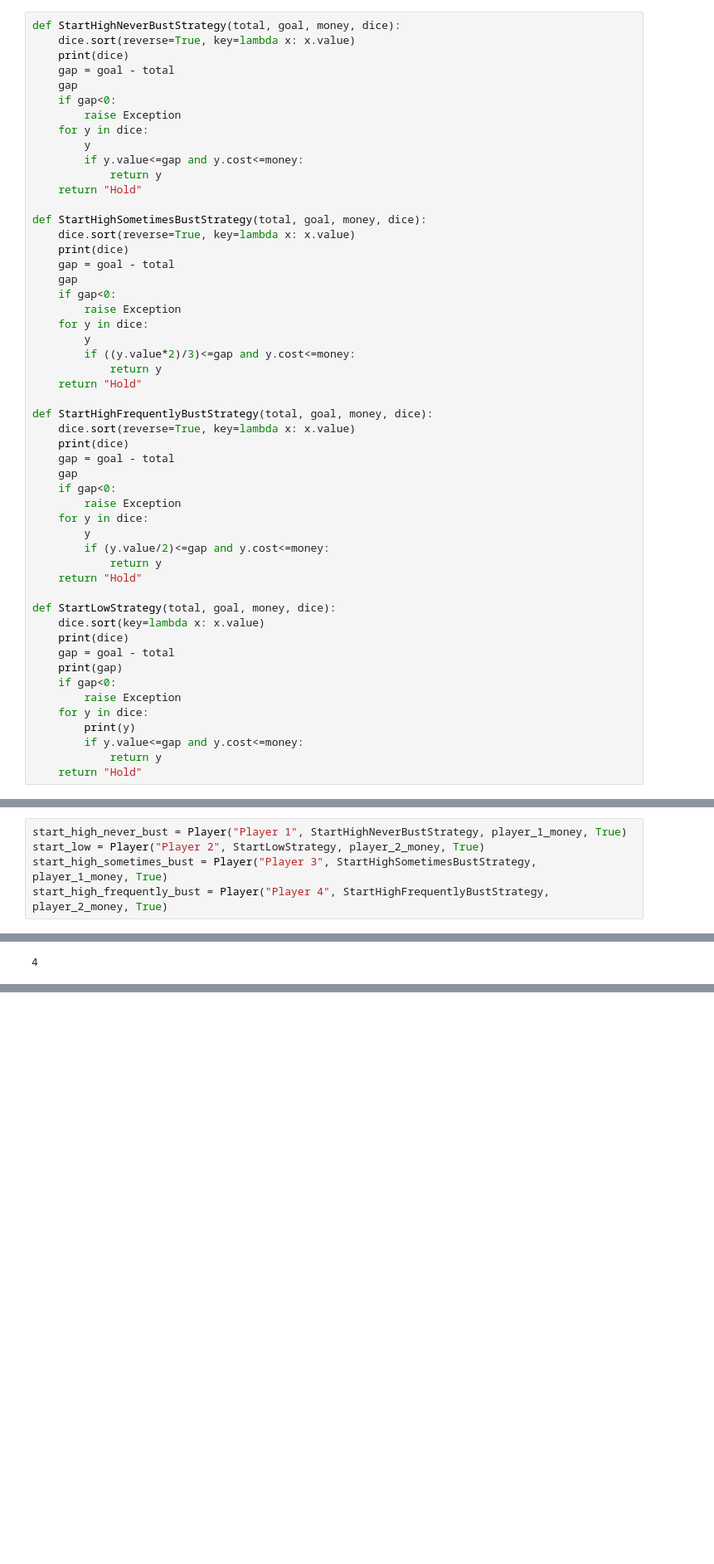
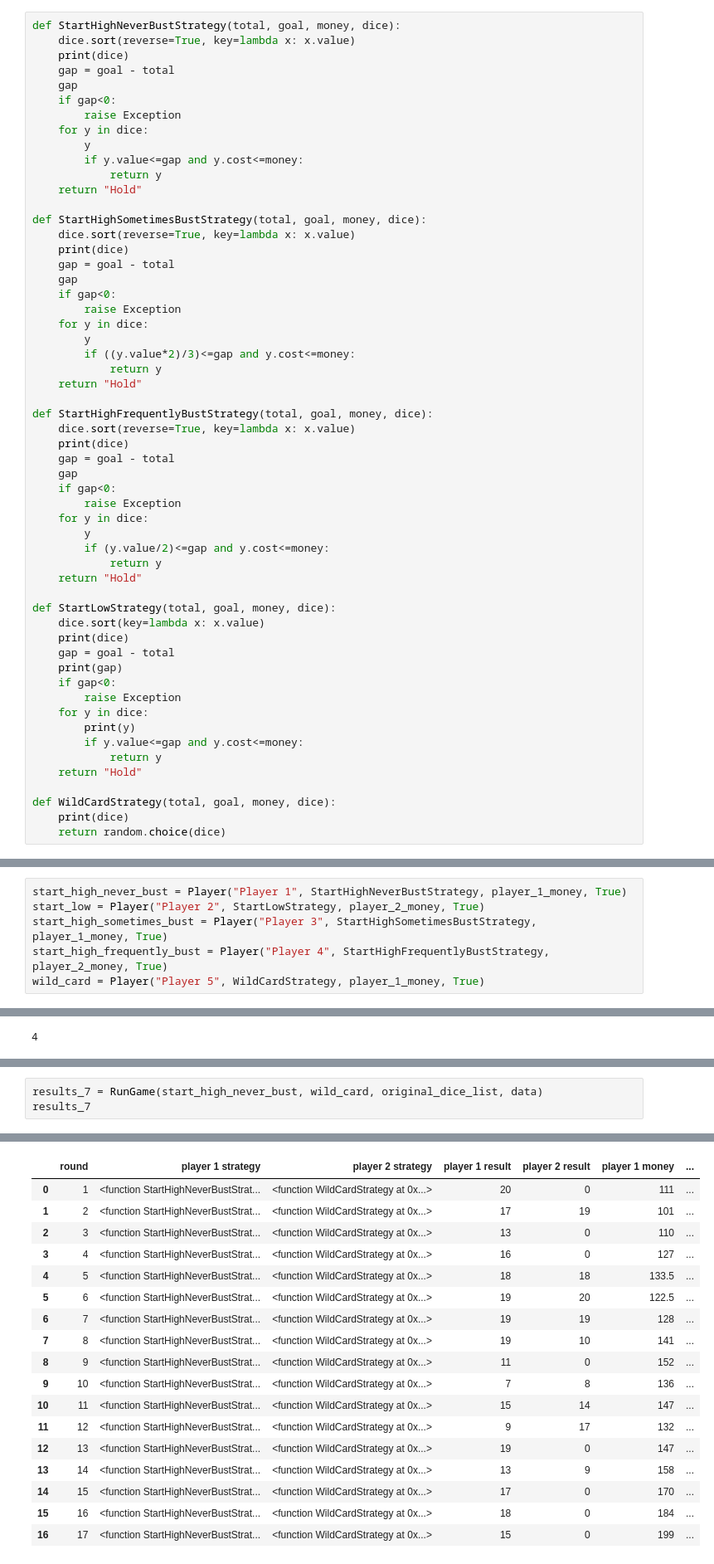
Before and after one commit to bennettftomlin/Twenty, a Jupyter notebook: game_notebook.ipynb, the cells around one changed output, grey strips where cells are left out. Shown: that part at 83% size. Saved outputs shown, nothing was run; the diff lists cells and outputs as text; blank space fills up the shorter version.

Commit message:
adding wild card strategy

```diff
--- a/game_notebook.ipynb
+++ b/game_notebook.ipynb
@@ -90,6 +90,10 @@ def StartLowStrategy(total, goal, money, dice):
         if y.value<=gap and y.cost<=money:
             return y
     return "Hold"
+
+def WildCardStrategy(total, goal, money, dice):
+    print(dice)
+    return random.choice(dice)
 # %%
 def RunGame(player_1, player_2, dice_list, results_df, goal = 20, blind = 1, rounds=None):
     player_1 = copy(player_1)
@@ -173,6 +177,7 @@ start_high_never_bust = Player("Player 1", StartHighNeverBustStrategy, player_1_
 start_low = Player("Player 2", StartLowStrategy, player_2_money, True)
 start_high_sometimes_bust = Player("Player 3", StartHighSometimesBustStrategy, player_1_money, True)
 start_high_frequently_bust = Player("Player 4", StartHighFrequentlyBustStrategy, player_2_money, True)
+wild_card = Player("Player 5", WildCardStrategy, player_1_money, True)
 # %%
 start_low.strategy(0, 20, 100, original_dice_list)
 # %% [output]
@@ -370,0 +407,4 @@ Round Number is 76
+# %%
+results_7 = RunGame(start_high_never_bust, wild_card, original_dice_list, data)
+results_7
+# %% [output]
@@ -370,0 +428,18 @@ Round Number is 76
+|  | round | player 1 strategy | player 2 strategy | player 1 result | player 2 result | player 1 money | ... |
+| 0 | 1 | <function StartHighNeverBustStrat... | <function WildCardStrategy at 0x...> | 20 | 0 | 111 | ... |
+| 1 | 2 | <function StartHighNeverBustStrat... | <function WildCardStrategy at 0x...> | 17 | 19 | 101 | ... |
+| 2 | 3 | <function StartHighNeverBustStrat... | <function WildCardStrategy at 0x...> | 13 | 0 | 110 | ... |
+| 3 | 4 | <function StartHighNeverBustStrat... | <function WildCardStrategy at 0x...> | 16 | 0 | 127 | ... |
+| 4 | 5 | <function StartHighNeverBustStrat... | <function WildCardStrategy at 0x...> | 18 | 18 | 133.5 | ... |
+| 5 | 6 | <function StartHighNeverBustStrat... | <function WildCardStrategy at 0x...> | 19 | 20 | 122.5 | ... |
+| 6 | 7 | <function StartHighNeverBustStrat... | <function WildCardStrategy at 0x...> | 19 | 19 | 128 | ... |
+| 7 | 8 | <function StartHighNeverBustStrat... | <function WildCardStrategy at 0x...> | 19 | 10 | 141 | ... |
+| 8 | 9 | <function StartHighNeverBustStrat... | <function WildCardStrategy at 0x...> | 11 | 0 | 152 | ... |
+| 9 | 10 | <function StartHighNeverBustStrat... | <function WildCardStrategy at 0x...> | 7 | 8 | 136 | ... |
+| 10 | 11 | <function StartHighNeverBustStrat... | <function WildCardStrategy at 0x...> | 15 | 14 | 147 | ... |
+| 11 | 12 | <function StartHighNeverBustStrat... | <function WildCardStrategy at 0x...> | 9 | 17 | 132 | ... |
+| 12 | 13 | <function StartHighNeverBustStrat... | <function WildCardStrategy at 0x...> | 19 | 0 | 147 | ... |
+| 13 | 14 | <function StartHighNeverBustStrat... | <function WildCardStrategy at 0x...> | 13 | 9 | 158 | ... |
+| 14 | 15 | <function StartHighNeverBustStrat... | <function WildCardStrategy at 0x...> | 17 | 0 | 170 | ... |
+| 15 | 16 | <function StartHighNeverBustStrat... | <function WildCardStrategy at 0x...> | 18 | 0 | 184 | ... |
+| 16 | 17 | <function StartHighNeverBustStrat... | <function WildCardStrategy at 0x...> | 15 | 0 | 199 | ... |
```
Also changed, not shown: parts of 7 cells of this notebook.
